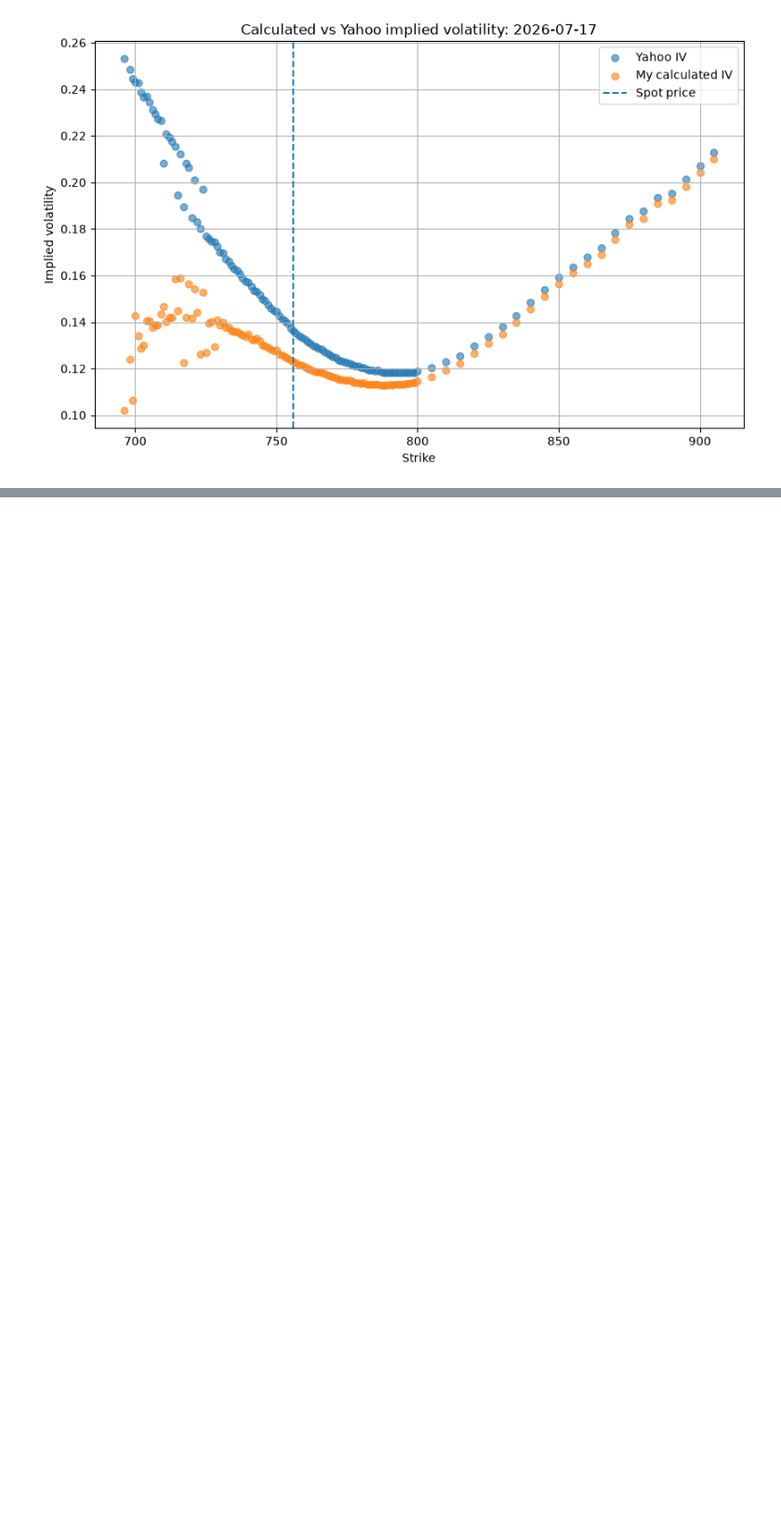
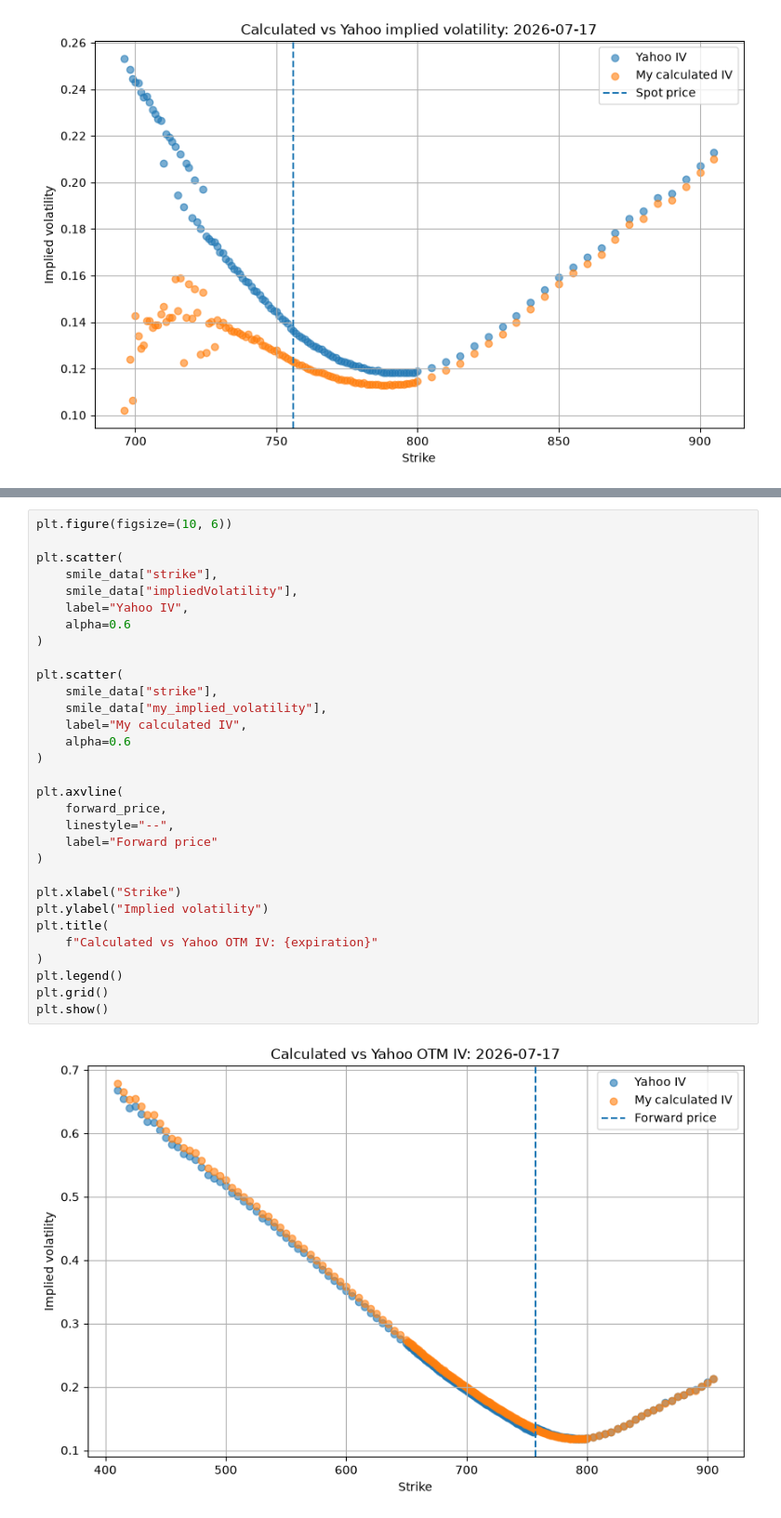
Before and after one commit to dmitrybudreyka/Quant_finance_nootebooks, a Jupyter notebook: implied_volatility_surface_project/estimation_of_an_OTC_opt.ipynb, the cells around one changed output, grey strips where cells are left out. Shown at 93% size. Drawn from its saved outputs; the diff is of its cells as text; blank space fills up the shorter version.

```diff
--- a/implied_volatility_surface_project/estimation_of_an_OTC_opt.ipynb
+++ b/implied_volatility_surface_project/estimation_of_an_OTC_opt.ipynb
@@ -372,0 +695,33 @@ plt.show()
+# %%
+plt.figure(figsize=(10, 6))
+
+plt.scatter(
+    smile_data["strike"],
+    smile_data["impliedVolatility"],
+    label="Yahoo IV",
+    alpha=0.6
+)
+
+plt.scatter(
+    smile_data["strike"],
+    smile_data["my_implied_volatility"],
+    label="My calculated IV",
+    alpha=0.6
+)
+
+plt.axvline(
+    forward_price,
+    linestyle="--",
+    label="Forward price"
+)
+
+plt.xlabel("Strike")
+plt.ylabel("Implied volatility")
+plt.title(
+    f"Calculated vs Yahoo OTM IV: {expiration}"
+)
+plt.legend()
+plt.grid()
+plt.show()
+# %% [output]
+[figure, added]
```
Also changed, not shown: parts of 24 cells of this notebook.
